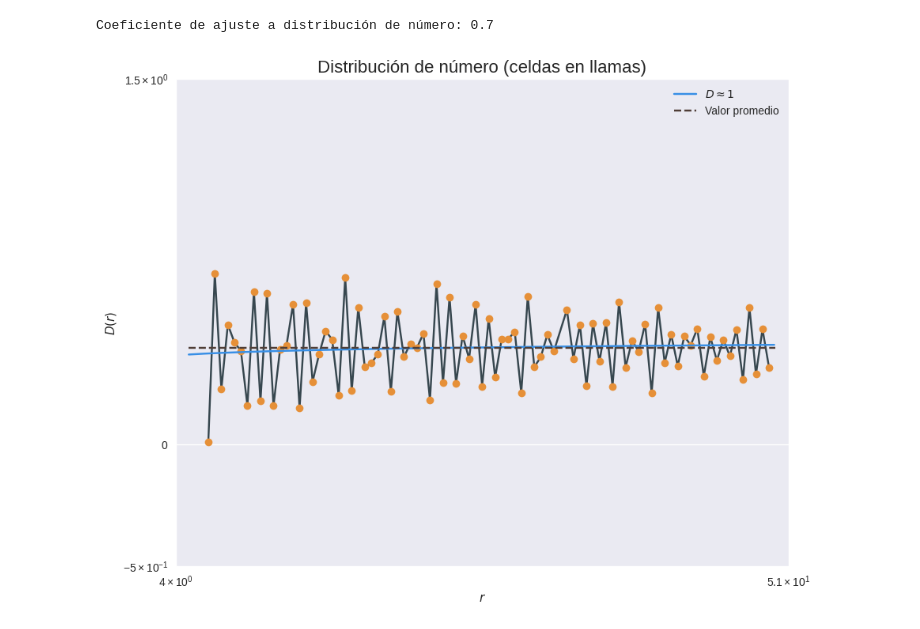
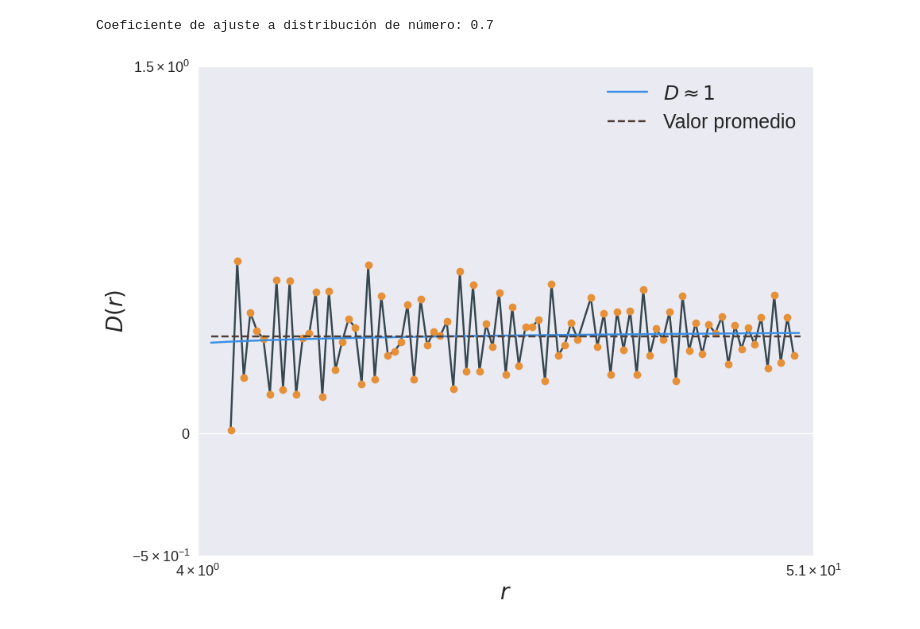
Before and after one commit to hergaj/Topicos-1, a Jupyter notebook: Code/dataproc.ipynb, the cells around one changed output. Cells and saved outputs as stored; diff of their text form; code cells hidden in the pictures.

Commit message:
dataproc: changed font sizes for plots

```diff
--- a/Code/dataproc.ipynb
+++ b/Code/dataproc.ipynb
@@ -60,24 +60,27 @@ rad1 = np.arange(5, 50, 0.1)
 # %%
 plt.figure(figsize=(10, 8))
 
 plt.plot(n_data[0][16], n_data[1][16], color="#37474f")
 plt.plot(n_data[0][16], n_data[1][16], 'o' ,color='#e69038')
 plt.plot(rad1, Dr(rad1, c_d[16], f_d[16]), color='#388FE6', label=r'$D \approx 1$')
 
 plt.hlines(np.mean(n_data[1][16]), xmin=5, xmax=50, colors='#4F3E37', linestyles='dashed', label='Valor promedio')
 
 plt.xscale('symlog', linthresh=100)
 plt.yscale('symlog', linthresh=3)
 
 plt.xlim(4, 51)
 plt.ylim(-0.5, 1.5)
 
-plt.xlabel(r'$r$')
-plt.ylabel(r'$D(r)$')
-plt.title('Distribución de número (celdas en llamas)', fontsize=16)
+plt.xticks(fontsize=13)
+plt.yticks(fontsize=13)
 
-plt.legend()
+plt.xlabel(r'$r$', fontsize=20)
+plt.ylabel(r'$D(r)$', fontsize=20)
+#plt.title('Distribución de número (celdas en llamas)', fontsize=25)
+
+plt.legend(prop={'size':18})
 
 plt.savefig('../Results/Dr2.pdf')
 # %% [output]
-[figure, old version]
+[figure, new version]
```
